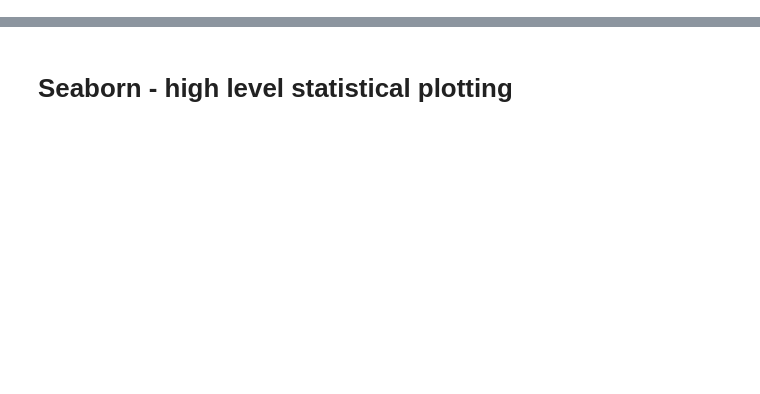
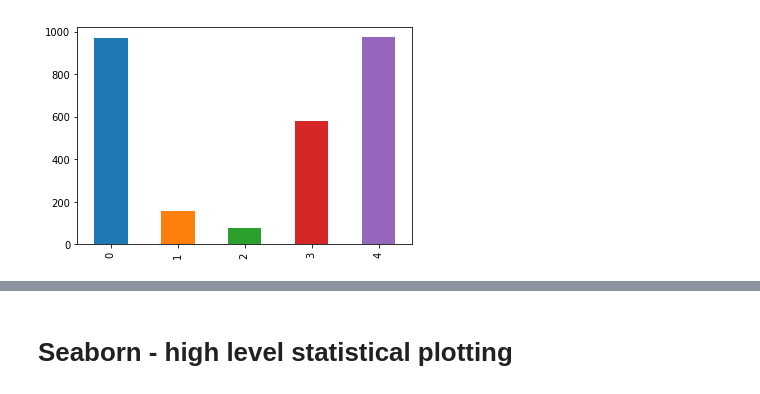
Before and after one commit to jbrezmorf/PAV_course, a Jupyter notebook: Lecture_06_SymPy_Pandas.py.ipynb, the cells around one changed output, grey strips where cells are left out. Saved outputs shown, nothing was run; the diff lists cells and outputs as text; code cells hidden in the pictures; blank space fills up the shorter version.

```diff
--- a/Lecture_06_SymPy_Pandas.py.ipynb
+++ b/Lecture_06_SymPy_Pandas.py.ipynb
@@ -2,0 +73,16 @@
+# %%
+# Enable explicit display call
+
+
+# Set own column names
+new_df = pd.read_csv('births1880.csv', names=['idx', 'name', 'freq'])
+# Just text print, not so nice.
+print(new_df)
+
+# When no header, we have to tell it. Try both version.
+#new_df = pd.read_csv('births_raw.csv')
+new_df = pd.read_csv('births_raw.csv', header=None, names= ['name', 'freq'])
+
+# Get nice table display.
+from IPython.display import display
+display(new_df)
@@ -2,0 +132,8 @@
+# %%
+## Simple plotting
+
+# See that we can index columns and rows by their names.
+new_df['freq'].plot.bar()
+plt.show()
+# %% [output]
+[figure, added]
```
Also changed, not shown: parts of 64 cells of this notebook, 1 other file.
